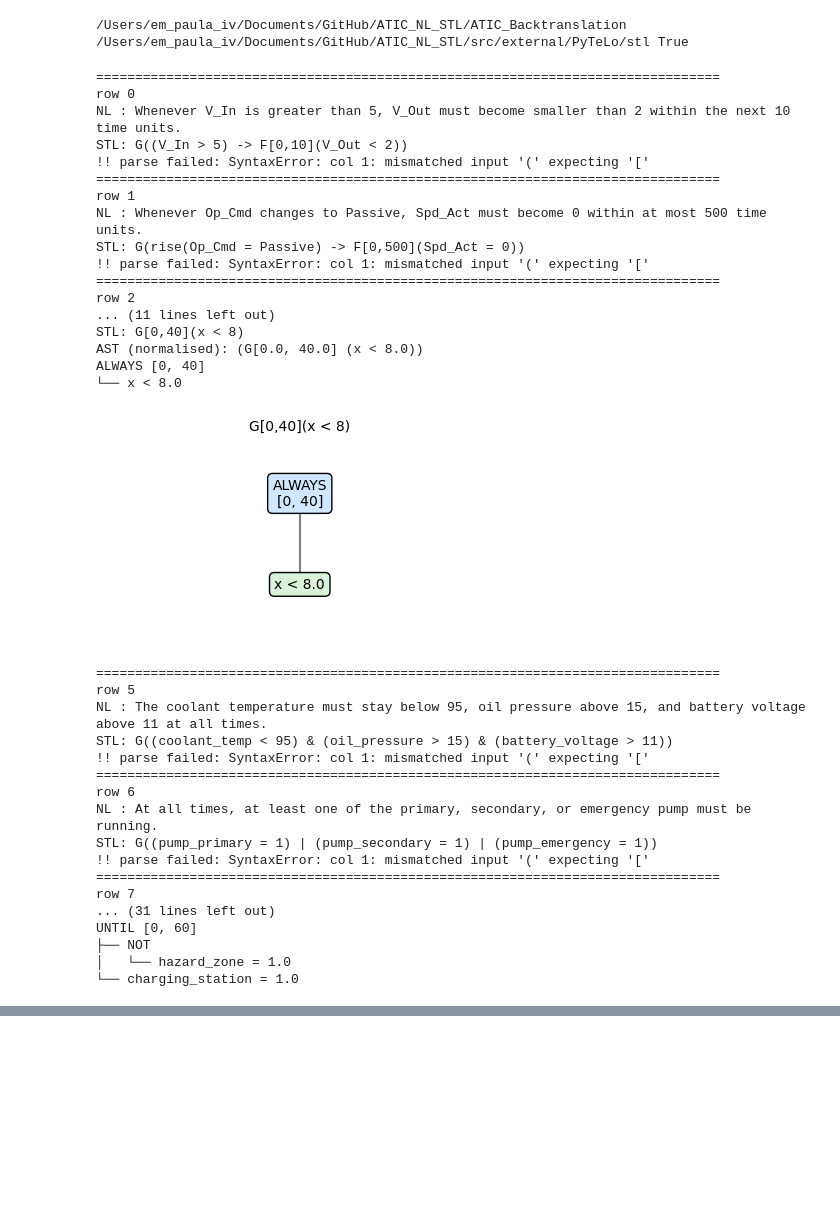
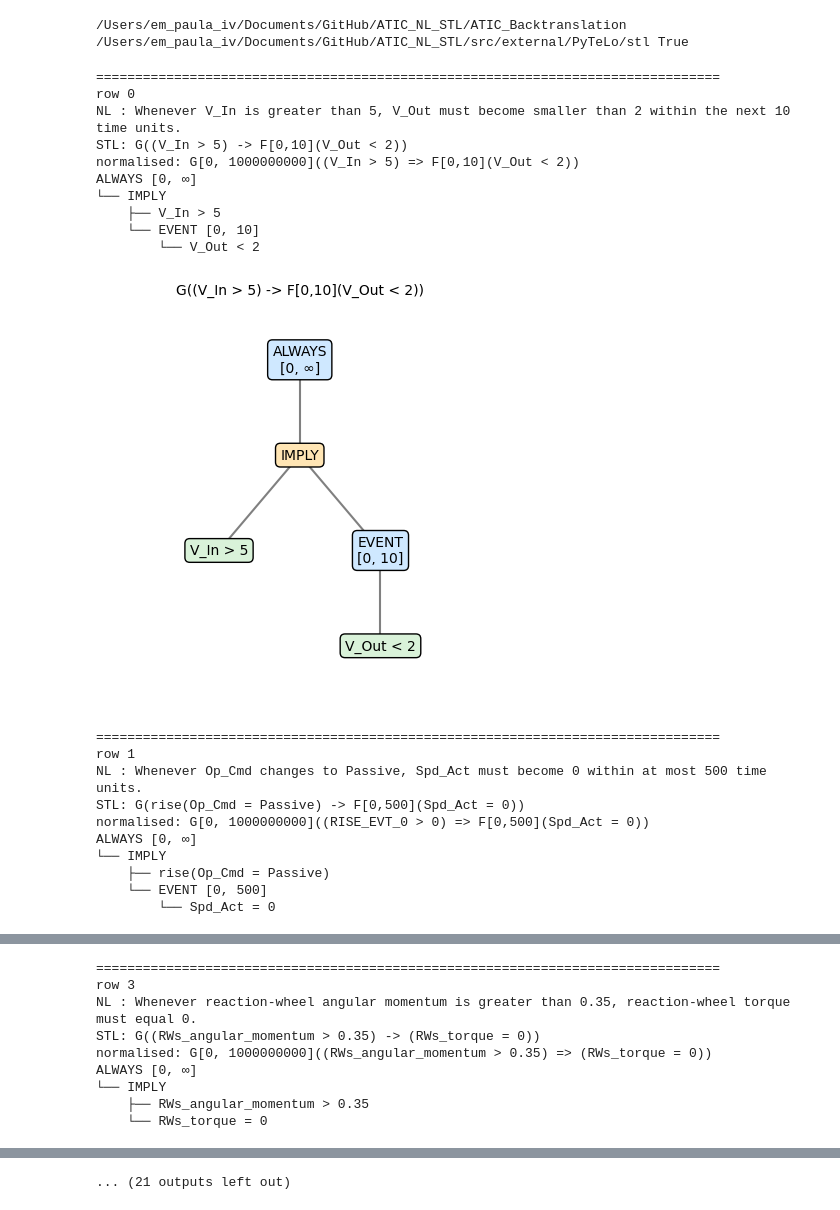
Before and after one commit to CatharinaHente/ATIC_NL_STL, a Jupyter notebook: ATIC_Backtranslation/creating_ast.ipynb, the cells around one changed output, grey strips where cells are left out. Saved outputs shown, nothing was run; the diff lists cells and outputs as text; code cells hidden in the pictures; blank space fills up the shorter version.

```diff
--- a/ATIC_Backtranslation/creating_ast.ipynb
+++ b/ATIC_Backtranslation/creating_ast.ipynb
@@ -117,54 +205,37 @@ def draw_ast(root, title=None):
         ax.set_title(title, fontsize=10)
     plt.show()
 # %%
-N = 20   # how many examples
-
+N = 20
 for i, row in df.head(N).iterrows():
     nl, stl_str = row[NL_COL], str(row[STL_COL])
     print("=" * 80)
-    print(f"row {i}")
-    print("NL :", nl)
-    print("STL:", stl_str)
+    print(f"row {i}\nNL : {nl}\nSTL: {stl_str}")
     try:
-        ast = parse_strict(stl_str)
-        print("AST (normalised):", ast)
+        ast, norm = parse_formula(stl_str)
+        print("normalised:", norm)
         print_tree(ast)
         draw_ast(ast, title=stl_str)
     except Exception as e:
         print(f"!! parse failed: {type(e).__name__}: {e}")
 # %% [output]
 ================================================================================
 row 0
 NL : Whenever V_In is greater than 5, V_Out must become smaller than 2 within the next 10 time units.
 STL: G((V_In > 5) -> F[0,10](V_Out < 2))
-!! parse failed: SyntaxError: col 1: mismatched input '(' expecting '['
-================================================================================
-row 1
-NL : Whenever Op_Cmd changes to Passive, Spd_Act must become 0 within at most 500 time units.
-STL: G(rise(Op_Cmd = Passive) -> F[0,500](Spd_Act = 0))
-!! parse failed: SyntaxError: col 1: mismatched input '(' expecting '['
-================================================================================
-row 2
-... (11 lines left out)
-STL: G[0,40](x < 8)
-AST (normalised): (G[0.0, 40.0] (x < 8.0))
-ALWAYS [0, 40]
-└── x < 8.0
+normalised: G[0, 1000000000]((V_In > 5) => F[0,10](V_Out < 2))
+ALWAYS [0, ∞]
+└── IMPLY
+    ├── V_In > 5
+    └── EVENT [0, 10]
+        └── V_Out < 2
-[figure, old version]
+[figure, new version]
 ================================================================================
-row 5
-NL : The coolant temperature must stay below 95, oil pressure above 15, and battery voltage above 11 at all times.
-STL: G((coolant_temp < 95) & (oil_pressure > 15) & (battery_voltage > 11))
-!! parse failed: SyntaxError: col 1: mismatched input '(' expecting '['
-================================================================================
-row 6
-NL : At all times, at least one of the primary, secondary, or emergency pump must be running.
-STL: G((pump_primary = 1) | (pump_secondary = 1) | (pump_emergency = 1))
-!! parse failed: SyntaxError: col 1: mismatched input '(' expecting '['
-================================================================================
-row 7
-... (31 lines left out)
-UNTIL [0, 60]
-├── NOT
-│   └── hazard_zone = 1.0
-└── charging_station = 1.0
+row 1
+NL : Whenever Op_Cmd changes to Passive, Spd_Act must become 0 within at most 500 time units.
+STL: G(rise(Op_Cmd = Passive) -> F[0,500](Spd_Act = 0))
+normalised: G[0, 1000000000]((RISE_EVT_0 > 0) => F[0,500](Spd_Act = 0))
+ALWAYS [0, ∞]
+└── IMPLY
+    ├── rise(Op_Cmd = Passive)
+    └── EVENT [0, 500]
+        └── Spd_Act = 0
@@ -188,0 +256,9 @@ STL: nan
+================================================================================
+row 3
+NL : Whenever reaction-wheel angular momentum is greater than 0.35, reaction-wheel torque must equal 0.
+STL: G((RWs_angular_momentum > 0.35) -> (RWs_torque = 0))
+normalised: G[0, 1000000000]((RWs_angular_momentum > 0.35) => (RWs_torque = 0))
+ALWAYS [0, ∞]
+└── IMPLY
+    ├── RWs_angular_momentum > 0.35
+    └── RWs_torque = 0
@@ -188,0 +285 @@ STL: nan
+... (21 outputs left out)
```
Also changed, not shown: parts of 6 cells of this notebook.
